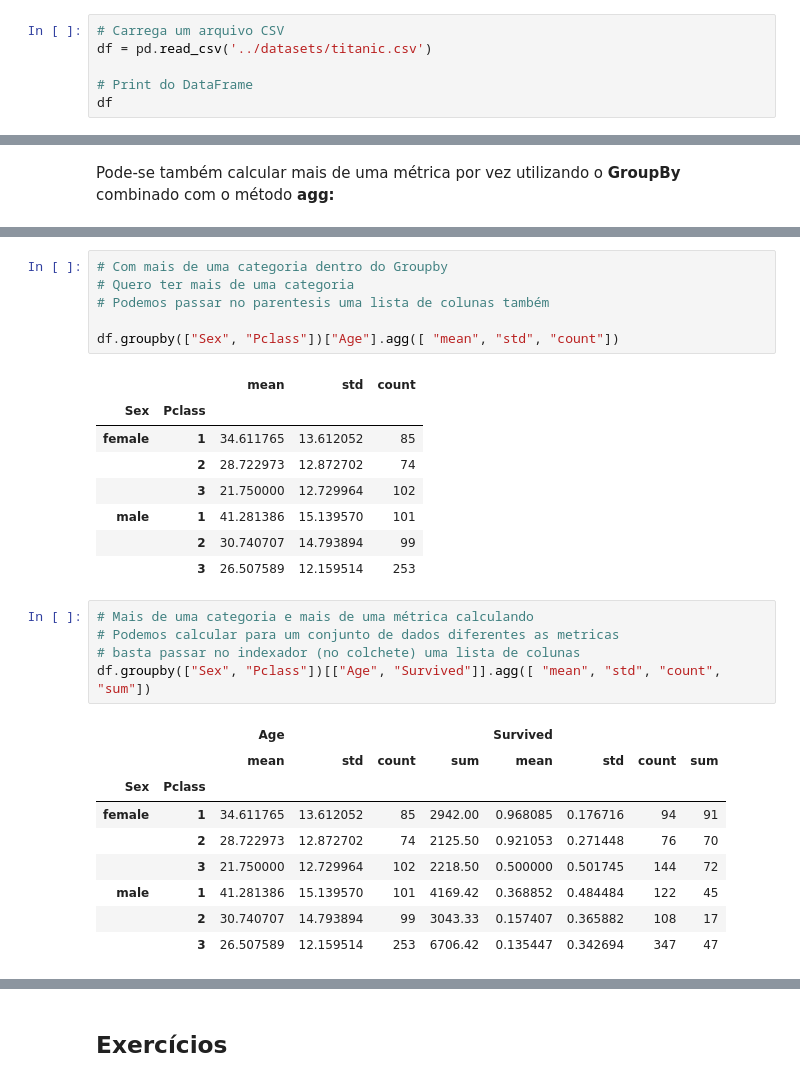
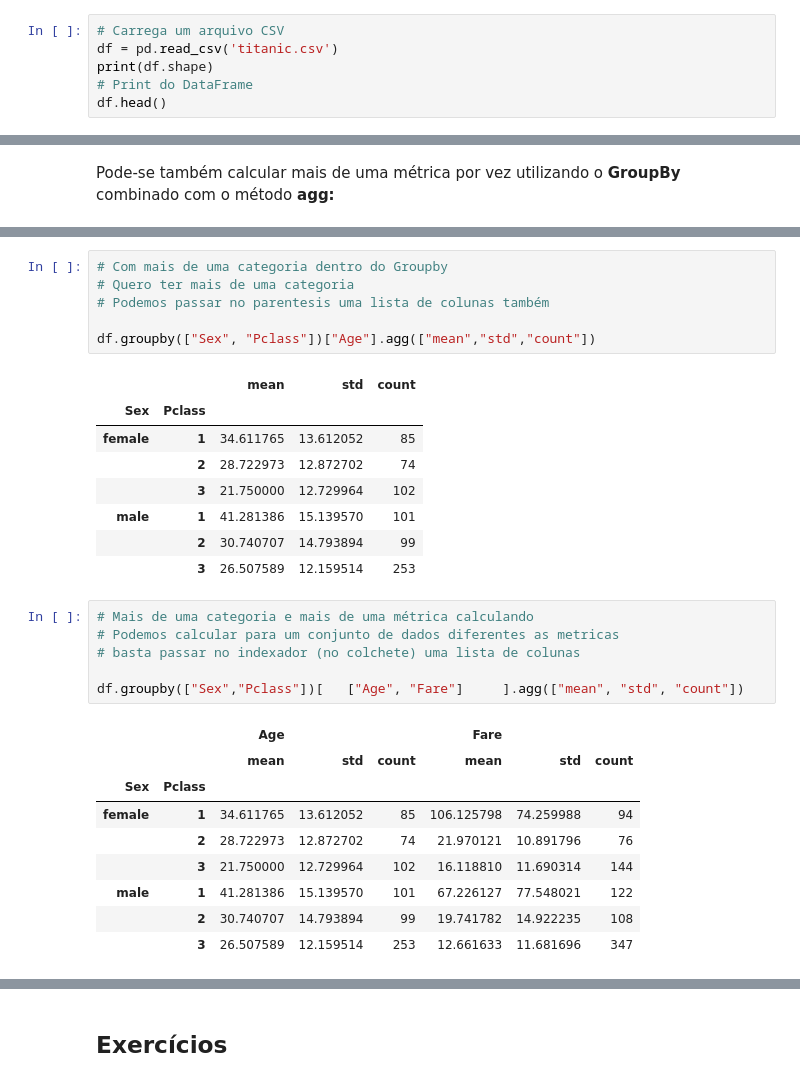
Before and after one commit to RogerioOMDS/aulas_ada_1629_tec_prog, a Jupyter notebook: aula_4.ipynb, the cells around one changed output, grey strips where cells are left out. Saved outputs shown, nothing was run; the diff lists cells and outputs as text.

```diff
--- a/aula_4.ipynb
+++ b/aula_4.ipynb
@@ -143,8 +214,8 @@ O método assume como parâmetro uma lista de DataFrames ou Séries.
 O __Pandas__ tem algumas funcionalidades bem interessantes, como por exemplo permitir que carregue para o Notebook arquivos no formato csv, excel, xlsx e etc. Vamos ver uma aplicação como o CSV:
 # %%
 # Carrega um arquivo CSV
-df = pd.read_csv('../datasets/titanic.csv')
-
+df = pd.read_csv('titanic.csv')
+print(df.shape)
 # Print do DataFrame
-df
+df.head()
 # %% [output]
@@ -255,7 +295,7 @@ df.groupby(["Sex"])["Age"].agg([ "mean", "std", "count"])
 # Quero ter mais de uma categoria
 # Podemos passar no parentesis uma lista de colunas também
 
-df.groupby(["Sex", "Pclass"])["Age"].agg([ "mean", "std", "count"])
+df.groupby(["Sex", "Pclass"])["Age"].agg(["mean","std","count"])
 # %% [output]
 |  |  | mean | std | count |
 | Sex | Pclass |  |  |  |
@@ -268,15 +308,16 @@ df.groupby(["Sex", "Pclass"])["Age"].agg([ "mean", "std", "count"])
 # %%
 # Mais de uma categoria e mais de uma métrica calculando
 # Podemos calcular para um conjunto de dados diferentes as metricas
 # basta passar no indexador (no colchete) uma lista de colunas
-df.groupby(["Sex", "Pclass"])[["Age", "Survived"]].agg([ "mean", "std", "count", "sum"])
+
+df.groupby(["Sex","Pclass"])[   ["Age", "Fare"]     ].agg(["mean", "std", "count"])
 # %% [output]
-|  |  | Age |  |  |  | Survived |  |  |  |
-|  |  | mean | std | count | sum | mean | std | count | sum |
-| Sex | Pclass |  |  |  |  |  |  |  |  |
-| female | 1 | 34.611765 | 13.612052 | 85 | 2942.00 | 0.968085 | 0.176716 | 94 | 91 |
-|  | 2 | 28.722973 | 12.872702 | 74 | 2125.50 | 0.921053 | 0.271448 | 76 | 70 |
-|  | 3 | 21.750000 | 12.729964 | 102 | 2218.50 | 0.500000 | 0.501745 | 144 | 72 |
-| male | 1 | 41.281386 | 15.139570 | 101 | 4169.42 | 0.368852 | 0.484484 | 122 | 45 |
-|  | 2 | 30.740707 | 14.793894 | 99 | 3043.33 | 0.157407 | 0.365882 | 108 | 17 |
-|  | 3 | 26.507589 | 12.159514 | 253 | 6706.42 | 0.135447 | 0.342694 | 347 | 47 |
+|  |  | Age |  |  | Fare |  |  |
+|  |  | mean | std | count | mean | std | count |
+| Sex | Pclass |  |  |  |  |  |  |
+| female | 1 | 34.611765 | 13.612052 | 85 | 106.125798 | 74.259988 | 94 |
+|  | 2 | 28.722973 | 12.872702 | 74 | 21.970121 | 10.891796 | 76 |
+|  | 3 | 21.750000 | 12.729964 | 102 | 16.118810 | 11.690314 | 144 |
+| male | 1 | 41.281386 | 15.139570 | 101 | 67.226127 | 77.548021 | 122 |
+|  | 2 | 30.740707 | 14.793894 | 99 | 19.741782 | 14.922235 | 108 |
+|  | 3 | 26.507589 | 12.159514 | 253 | 12.661633 | 11.681696 | 347 |
```
Also changed, not shown: parts of 100 cells of this notebook, 1 other file.
